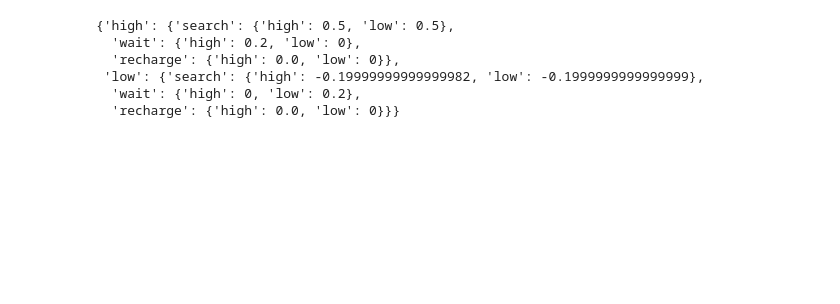
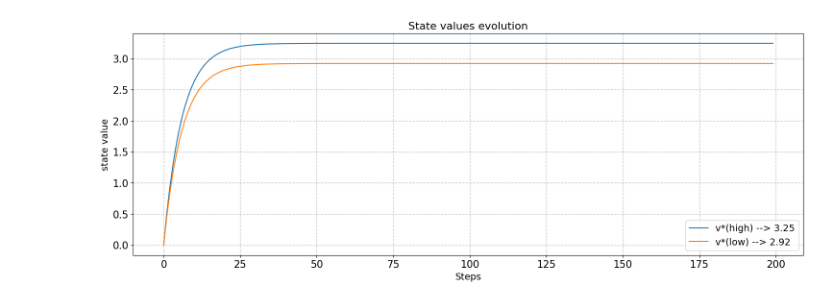
Before and after one commit to VictorFariaDeSa/MachineLearning_Pratice, a Jupyter notebook: recyclingRobot_MDP.ipynb, the cells around one changed output. Saved outputs shown, nothing was run; the diff lists cells and outputs as text; code cells hidden in the pictures; blank space fills up the shorter version.

Commit message:
v1_reclyclingRobot

```diff
--- a/recyclingRobot_MDP.ipynb
+++ b/recyclingRobot_MDP.ipynb
@@ -116,10 +183,23 @@ class recyclingRobot:
 # %%
 robot = recyclingRobot()
-robot.expected_rewards_table
-# %% [output]
-{'high': {'search': {'high': 0.5, 'low': 0.5},
-  'wait': {'high': 0.2, 'low': 0},
-  'recharge': {'high': 0.0, 'low': 0}},
- 'low': {'search': {'high': -0.19999999999999982, 'low': -0.1999999999999999},
-  'wait': {'high': 0, 'low': 0.2},
-  'recharge': {'high': 0.0, 'low': 0}}}
+# %%
+steps = 200
+highStateValueVector = np.zeros(steps)
+lowStateValueVector = np.zeros(steps)
+for i in range(steps):
+    highStateValueVector[i] = robot.stateValues["high"]
+    lowStateValueVector[i] = robot.stateValues["low"]
+    robot.updateStateValues()
+
+fig, ax = plt.subplots(figsize=(18,6))
+plt.plot(range(steps),highStateValueVector,label=f"v*(high) --> {highStateValueVector[i]:.2f}")
+plt.plot(range(steps),lowStateValueVector,label=f"v*(low) --> {lowStateValueVector[i]:.2f}")
+ax.set_title('State values evolution', fontsize=16)
+plt.legend(fontsize = 14)
+ax.set_ylabel('state value', fontsize=14)
+ax.set_xlabel('Steps', fontsize=14)
+ax.grid(True, which='both', linestyle='--', linewidth=1, alpha=0.7)
+ax.tick_params(axis='y', labelsize=15)
+ax.tick_params(axis='x', labelsize=15)
+# %% [output]
+[figure, added]
```
Also changed, not shown: parts of 2 cells of this notebook, 1 other file.
